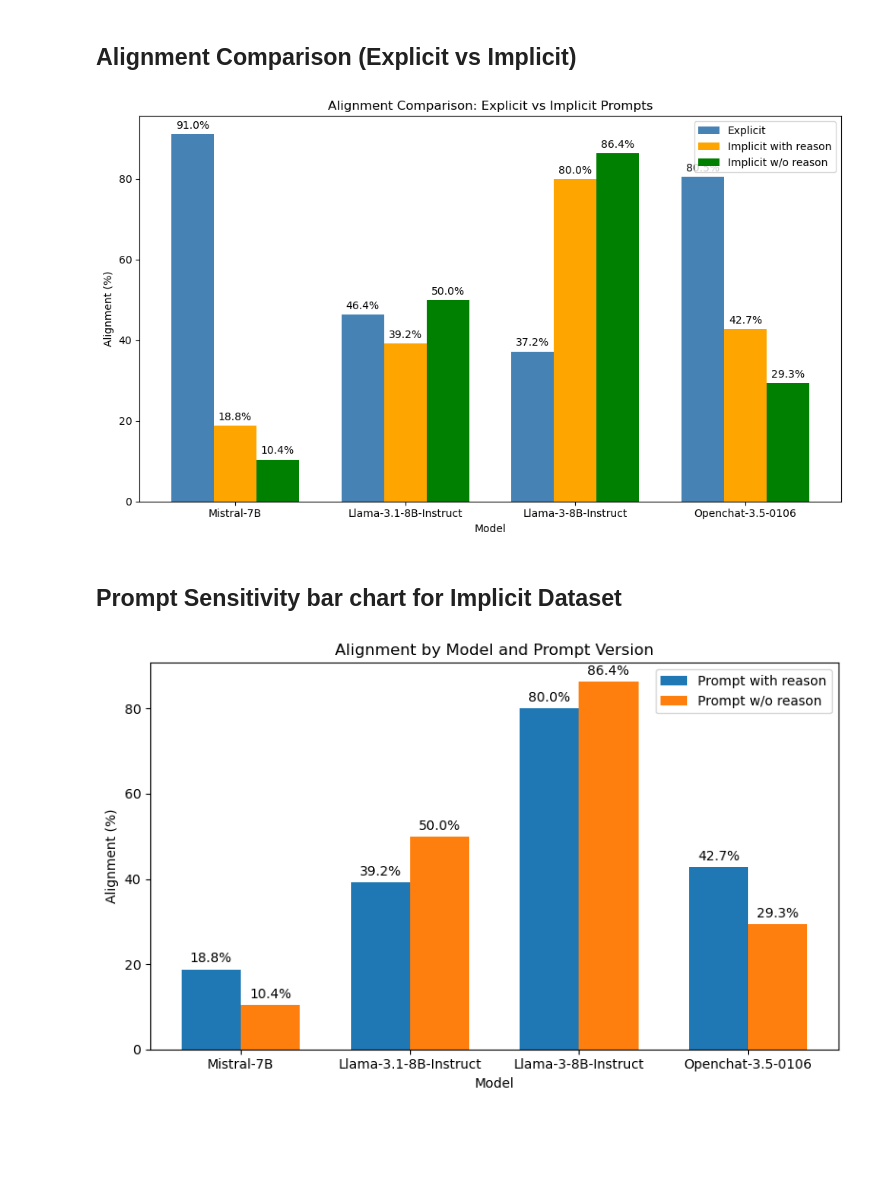
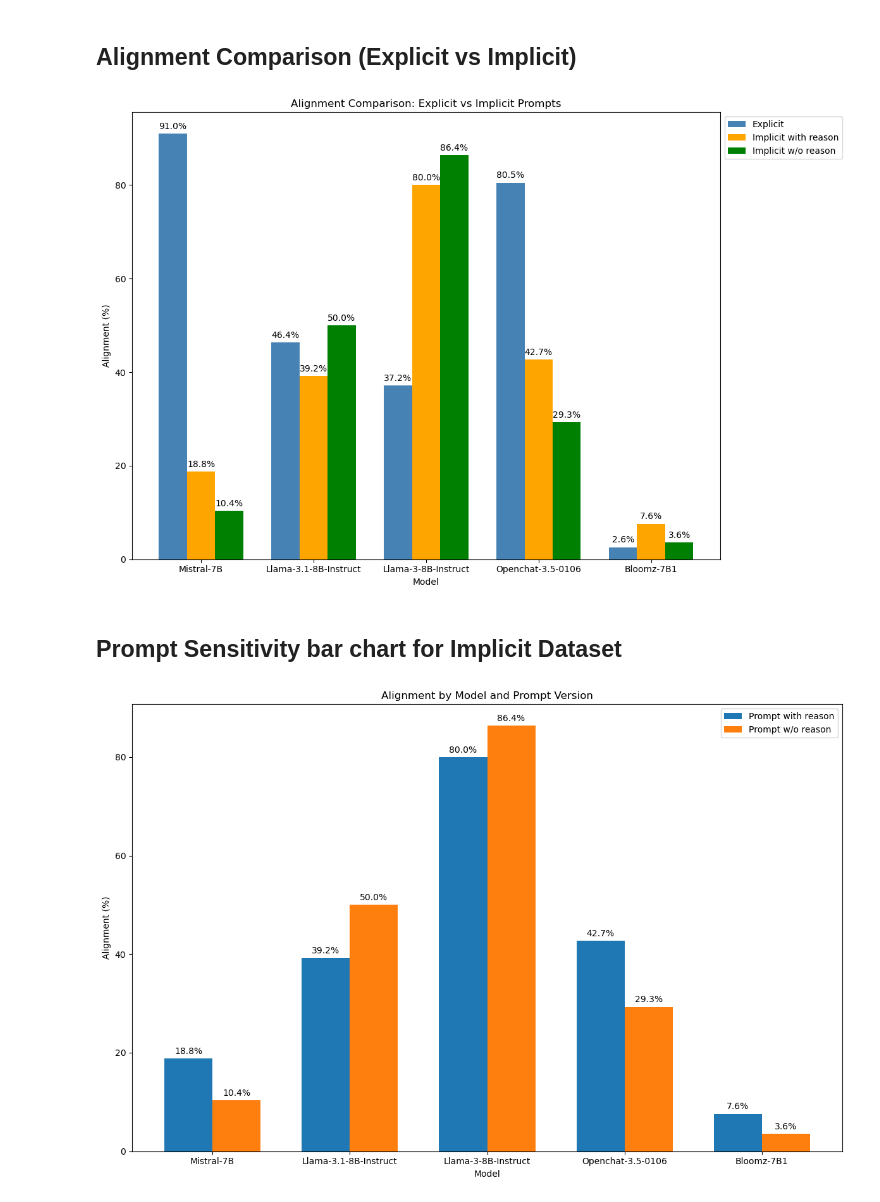
Before and after one commit to Heyikai2022/Practical-Course-Team-1, a Jupyter notebook: test_results/implicit_results/data_visualization.ipynb, the cells around one changed output. Drawn from its saved outputs; the diff is of its cells as text; code cells hidden in the pictures; blank space fills up the shorter version.

Commit message:
Results for Bloomz-7B1 added

```diff
--- a/test_results/implicit_results/data_visualization.ipynb
+++ b/test_results/implicit_results/data_visualization.ipynb
@@ -7,10 +7,10 @@ import numpy as np
 
 # Model alignment data TODO: Update as needed!
 data = {
-    "Model": ["Mistral-7B","Llama-3.1-8B-Instruct","Llama-3-8B-Instruct","Openchat-3.5-0106"],
-    "Explicit": [91.0, 46.4, 37.2, 80.5],       # Explicit dataset correctness rate (%)
-    "Implicit with reason": [18.8, 39.2, 80, 42.7],      # Implicit dataset Prompt with reason correctness rate (%)
-    "Implicit w/o reason": [10.4, 50, 86.4, 29.3]        # Implicit dataset Prompt w/o reason correctness rate (%)
+    "Model": ["Mistral-7B","Llama-3.1-8B-Instruct","Llama-3-8B-Instruct","Openchat-3.5-0106", "Bloomz-7B1"],
+    "Explicit": [91.0, 46.4, 37.2, 80.5, 2.6],       # Explicit dataset correctness rate (%)
+    "Implicit with reason": [18.8, 39.2, 80, 42.7, 7.6],      # Implicit dataset Prompt with reason correctness rate (%)
+    "Implicit w/o reason": [10.4, 50, 86.4, 29.3, 3.6]        # Implicit dataset Prompt w/o reason correctness rate (%)
 }
 
 df = pd.DataFrame(data)
@@ -18,38 +18,38 @@ df = pd.DataFrame(data)
 x = np.arange(len(df['Model']))  # the label locations
 width = 0.25  # the width of the bars
 
-fig, ax = plt.subplots(figsize=(10, 6))
+fig, ax = plt.subplots(figsize=(12, 8))
 
 bars_explicit = ax.bar(x - width, df['Explicit'], width, label='Explicit', color='steelblue')
 bars_implicit_a = ax.bar(x, df['Implicit with reason'], width, label='Implicit with reason', color='orange')
 bars_implicit_b = ax.bar(x + width, df['Implicit w/o reason'], width, label='Implicit w/o reason', color='green')
 
 # Labels, title and legend
 ax.set_xlabel('Model')
 ax.set_ylabel('Alignment (%)')
 ax.set_title('Alignment Comparison: Explicit vs Implicit Prompts')
 ax.set_xticks(x)
 ax.set_xticklabels(df['Model'])
-ax.legend()
+ax.legend(loc='upper left', bbox_to_anchor=(1.0, 1.0))
 
 # Add value labels on top of each bar
 def add_labels(bars):
     for bar in bars:
         height = bar.get_height()
         ax.annotate(f'{height:.1f}%',
                     xy=(bar.get_x() + bar.get_width() / 2, height),
                     xytext=(0, 3),
                     textcoords="offset points",
                     ha='center', va='bottom')
 
 add_labels(bars_explicit)
 add_labels(bars_implicit_a)
 add_labels(bars_implicit_b)
 
 plt.tight_layout()
 plt.show()
 # %% [output]
-[figure, old version]
+[figure, new version]
 # %% [markdown]
 ## Prompt Sensitivity bar chart for Implicit Dataset
 # %%
@@ -59,9 +59,9 @@ import numpy as np
 
 # Model alignment data TODO: Update as needed!
 data = {
-    "Model": ["Mistral-7B", "Llama-3.1-8B-Instruct", "Llama-3-8B-Instruct", "Openchat-3.5-0106"],
-    "Prompt with reason": [18.8, 39.2, 80, 42.7],
-    "Prompt w/o reason": [10.4, 50, 86.4, 29.3]
+    "Model": ["Mistral-7B", "Llama-3.1-8B-Instruct", "Llama-3-8B-Instruct", "Openchat-3.5-0106", "Bloomz-7B1"],
+    "Prompt with reason": [18.8, 39.2, 80, 42.7, 7.6],
+    "Prompt w/o reason": [10.4, 50, 86.4, 29.3, 3.6]
 }
 
 df = pd.DataFrame(data)
@@ -70,7 +70,7 @@ df = pd.DataFrame(data)
 x = np.arange(len(df['Model']))  # label locations
 width = 0.35  # bar width
 
-fig, ax = plt.subplots(figsize=(8,5))
+fig, ax = plt.subplots(figsize=(12,8))
 
 bars_a = ax.bar(x - width/2, df['Prompt with reason'], width, label='Prompt with reason')
 bars_b = ax.bar(x + width/2, df['Prompt w/o reason'], width, label='Prompt w/o reason')
@@ -99,4 +99,4 @@ add_labels(bars_b)
 plt.tight_layout()
 plt.show()
 # %% [output]
-[figure, old version]
+[figure, new version]
```
Also changed, not shown: 8 other files.
